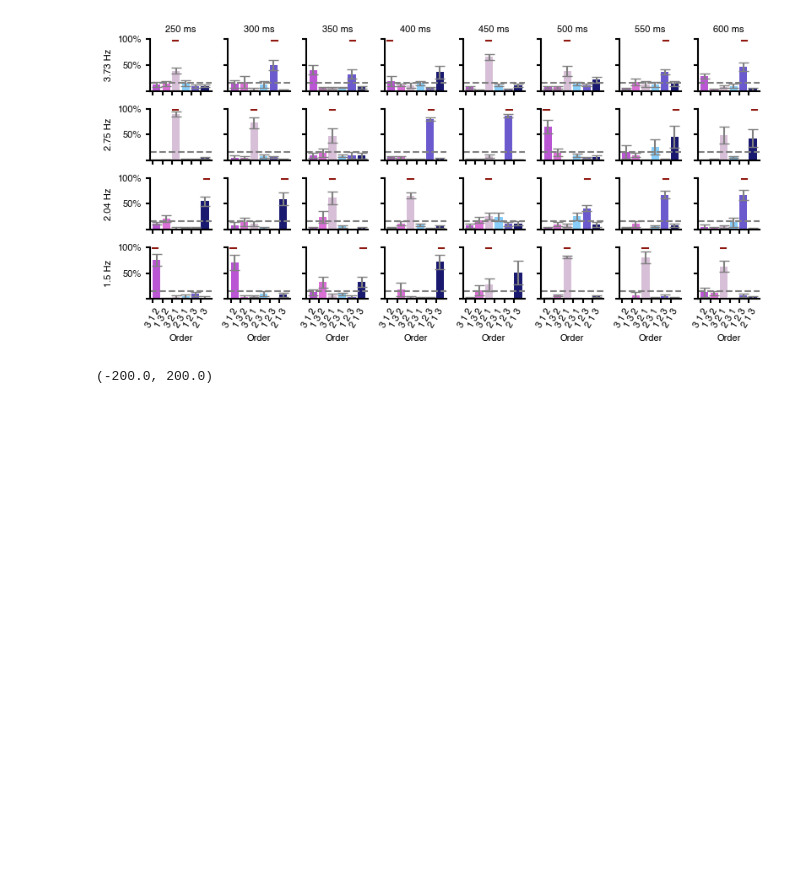
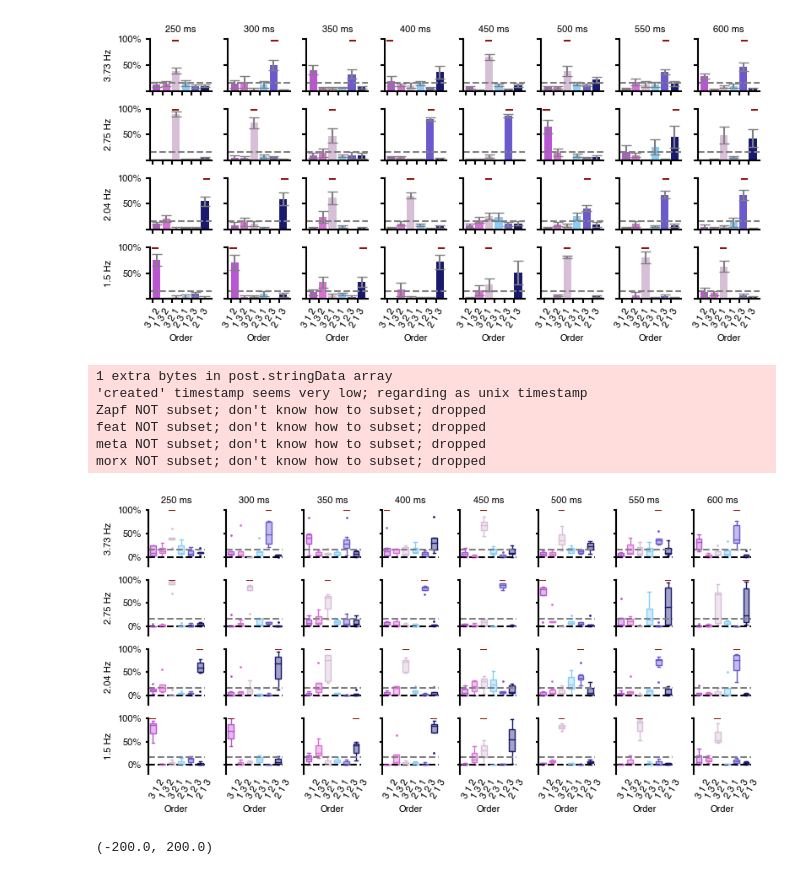
Before and after one commit to mackelab/sequence-memory, a Jupyter notebook: rnn_model/generate_figures/ISI_analysis-Parallel.ipynb, the cells around one changed output. Cells and saved outputs as stored; diff of their text form; code cells hidden in the pictures; blank space fills up the shorter version.

```diff
--- a/rnn_model/generate_figures/ISI_analysis-Parallel.ipynb
+++ b/rnn_model/generate_figures/ISI_analysis-Parallel.ipynb
@@ -572,6 +572,8 @@ freq_ISI = []
 freqInds=[]
 ISIInds=[]
 phase_order_list = []
+
+phase_orders_raw_data = []
 
 ISIs=summary_settings["ISIs"]
 #frs = summary_settings["freqs"]
@@ -603,6 +605,7 @@ for i_fr,fr in enumerate(frs):
             phase_orders.append(np.mean(phase_orders_fr, axis = 0))
             phase_orders_v.append(np.std(phase_orders_fr, axis = 0)/np.sqrt(len(phase_orders_fr)))
             phase_orders_counts.append(np.sum(phase_orders_fr_counts, axis = 0))
+            phase_orders_raw_data.append(phase_orders_fr)
             freq_ISI.append("F: " +str(fr) + ", ISI: "+str(ISI*10+200))
             freqInds.append(i_fr)
             ISIInds.append(i_ISI)
@@ -728,3 +741,77 @@ morx NOT subset; don't know how to subset; dropped
+# %%
+colors =['mediumorchid',
+         'orchid',
+         'thistle',
+         'lightskyblue',
+         'slateblue',
+         'midnightblue']
+n_plots = n_rows*n_cols
+def plt_ind(i):
+    #return ((i*n_rows+1)%n_plots)+i//n_cols
+    return i%n_cols+1+(n_rows-1)*n_cols - (i//n_cols)*n_cols
+with mpl.rc_context(fname="matplotlibrc"):
+    fig=plt.figure(figsize=(n_cols, n_rows))
+
+    for i in range(n_plots):
+        #print(plt_ind(i),frs[freqInds[i]],ISIs[ISIInds[i]])
+        pred_i, pred = get_phase_order(frs[freqInds[i]],ISIs[ISIInds[i]]*10+200)
+        ax1 = fig.add_subplot(n_rows, n_cols,plt_ind(i))
+        alpha=.4
+        for j in range(6):
+            c=colors[j]
+
+            ax1.boxplot(np.array(phase_orders_raw_data[i])[:,j]*100,positions=[j], widths =.6, patch_artist=True,
+                            boxprops=dict(facecolor=cc.to_rgba(c, alpha=alpha), color=c),
+                            capprops=dict(color=c),
+                            whiskerprops=dict(color=c),
+                            medianprops=dict(color=c),
+                            flierprops={'marker': 'o', 'markersize': 1, 'markerfacecolor':c, 'markeredgecolor':c})#, color=colors,
+                    #yerr=phase_orders_v[i]*100,
+                    #align='edge',  ecolor=shcolors[-1], capsize=4)#, label ='Freq: '+ str(frs[i]))
+            #ax1.set_title(freq_ISI[i])
+        ax1.axhline(16, linestyle="--", color="grey")
+        ax1.axhline(0, linestyle="--", color="black")
+
+        ax1.axhline(100,pred_i/6+0.04,(pred_i+1)/6-0.04, linestyle="-", color=pltcolors[-1],zorder = 1000)
+
+        ax1.set_ylim(-20,100)
+        ax1.set_yticks([0,50,100])
+        ax1.set_xticks(np.arange(len(perms))+0.5)
+        plt.xticks(rotation=60)
+        if plt_ind(i)<=n_cols:
+            ax1.set_title(str(ISIs[ISIInds[i]]*10+200)+" ms")
+        if plt_ind(i)>(n_rows-1)*n_cols:
+            ax1.set_xticklabels([str(perm)[1:-1] for perm in perms])
+            ax1.set_xlabel("Order")
+            ax1.tick_params(axis='x', which='major', length=0)
+
+        else:
+            ax1.set_xticklabels([])
+            ax1.set_xticks([])
+
+        if not i%n_cols==0:
+            ax1.set_yticklabels([])
+
+        else:
+            #ax1.set_ylabel("Matching (%)")
+            ax1.set_ylabel(str(frs[freqInds[i]])+" Hz")
+            ax1.set_yticklabels(["0%","50%","100%"])
+        ax1.spines["bottom"].set_visible(False)
+        ax1.tick_params(axis='y', which='major', length=2)
+
+    plt.tight_layout()
+#plt.rcParams["pdf.use14corefonts"] = True
+
+
+plt.savefig("../figures/model_phaseorders_bars.pdf", facecolor='white')
+# %% [output]
+1 extra bytes in post.stringData array
+'created' timestamp seems very low; regarding as unix timestamp
+Zapf NOT subset; don't know how to subset; dropped
+feat NOT subset; don't know how to subset; dropped
+meta NOT subset; don't know how to subset; dropped
+morx NOT subset; don't know how to subset; dropped
+[figure, added]
 # %%
 def add_numbers(ax, grid, fontsize,float_labels=False,color='black'):
     """add numbers to covariance matrix plots"""
```
Also changed, not shown: parts of 3 cells of this notebook, 1 other file.
